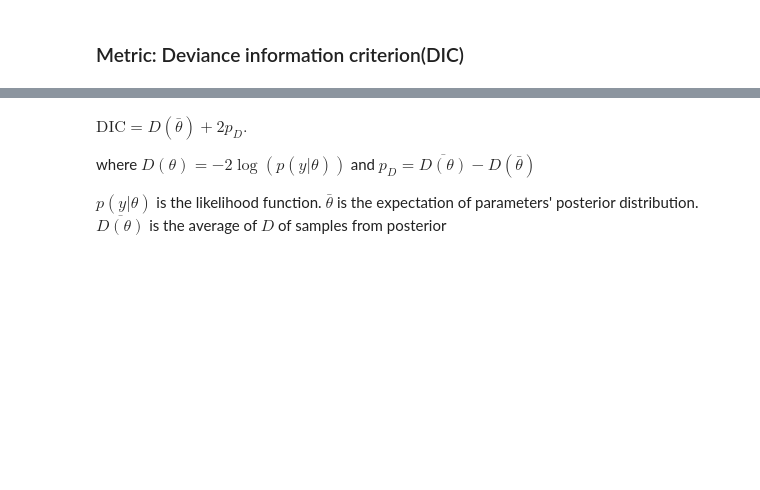
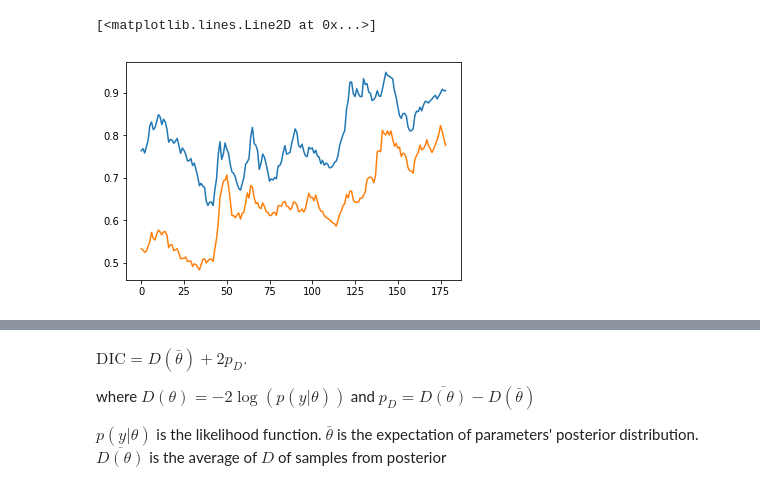
Before and after one commit to nathansiae/stochastic_volatility, a Jupyter notebook: bivariate_sv.ipynb, the cells around one changed output, grey strips where cells are left out. Drawn from its saved outputs; the diff is of its cells as text; code cells hidden in the pictures; blank space fills up the shorter version.

```diff
--- a/bivariate_sv.ipynb
+++ b/bivariate_sv.ipynb
@@ -25,4 +25,4 @@ raw_data.head()
 | 3 | "Apr 2005" | 1.23602 | 0.77269 | 107.206 | 0.52747 | 1.19556 | 1.29257 | 7.7987 | 1.3875 | 1010.13 | 11.114 |
 | 4 | "May 2005" | 1.25551 | 0.78801 | 106.616 | 0.53907 | 1.21760 | 1.30498 | 7.7914 | 1.3910 | 1002.19 | 10.974 |
 # %%
-data_2d = raw_data[["EUR/USD","GBP/USD"]].values
+data = raw_data[["EUR/USD","GBP/USD"]].values
@@ -33,2 +44,7 @@ data_2d.shape
-# %% [markdown]
-### Metric: Deviance information criterion(DIC)
+# %%
+#plot real datas
+plt.plot(data[:,0])
+plt.plot(data[:,1])
+# %% [output]
+[<matplotlib.lines.Line2D at 0x...>]
+[figure, added]
```
Also changed, not shown: parts of 5 cells of this notebook.
